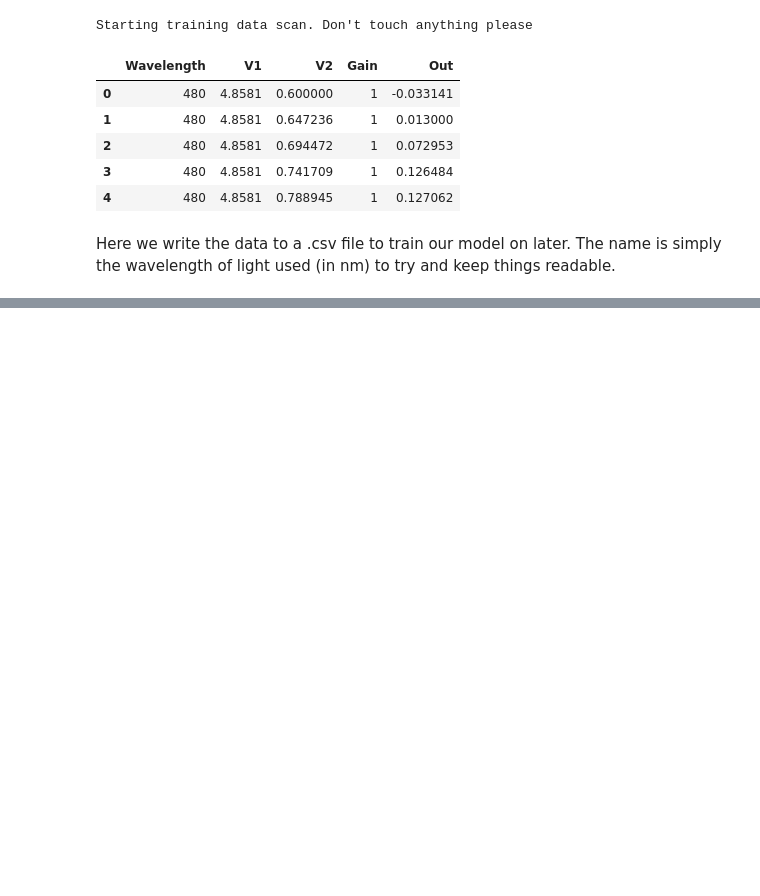
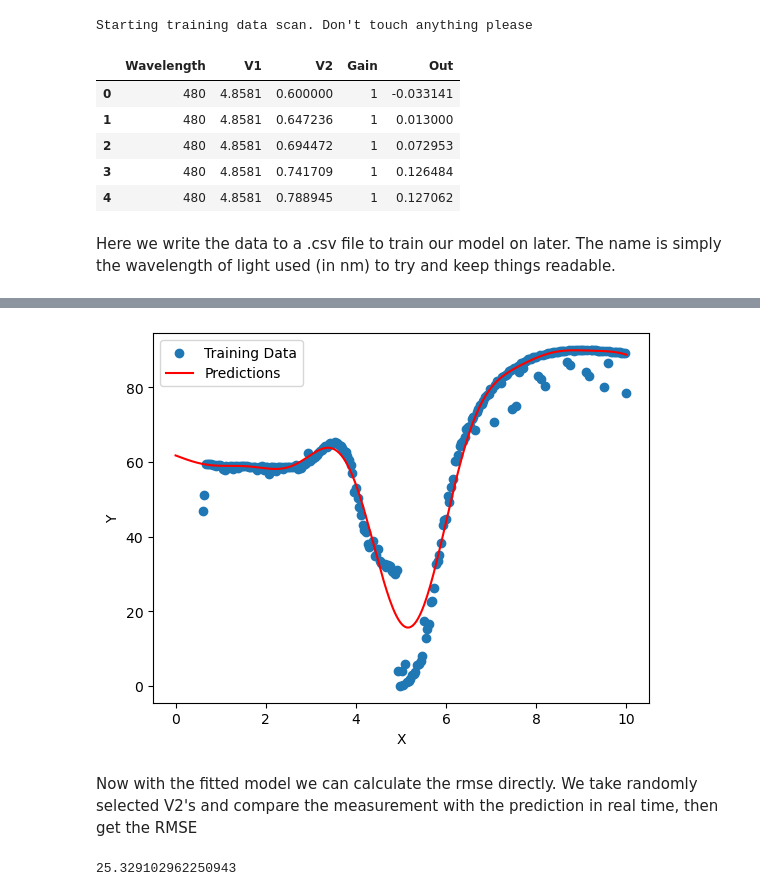
Before and after one commit to ubsuny/ML_LCVR-CP2P2024, a Jupyter notebook: data_collection.ipynb, the cells around one changed output, grey strips where cells are left out. Drawn from its saved outputs; the diff is of its cells as text; code cells hidden in the pictures; blank space fills up the shorter version.

```diff
--- a/data_collection.ipynb
+++ b/data_collection.ipynb
@@ -107,0 +109,3 @@ plt.show()
+# %%
+v1 = fit_data_2d['V1'][2]
+model_fit = lcl.optimize_model(fit_data_2d)
@@ -107,0 +116,2 @@ plt.show()
+# %%
+fit_c, fit_gamma = model_fit.optimize_model_2d()
@@ -107,0 +137,17 @@ plt.show()
+# %%
+model = model_fit.fit_2d(fit_c,fit_gamma)
+# %%
+x_model = np.linspace(0, 10, 300).reshape(-1, 1)
+y_model = model.predict(x_model)
+
+# Plotting
+plt.scatter(x2d, y2d, label='Training Data')
+plt.plot(x_model, y_model, color='red', label='Predictions')
+plt.xlabel('X')
+plt.ylabel('Y')
+plt.legend()
+plt.show()
+# %% [output]
+[figure, added]
+# %% [markdown]
+Now with the fitted model we can calculate the rmse directly. We take randomly selected V2's and compare the measurement with the prediction in real time, then get the RMSE
@@ -107,0 +156,4 @@ plt.show()
+# %%
+rmse
+# %% [output]
+25.329102962250943
```
Also changed, not shown: parts of 16 cells of this notebook.
